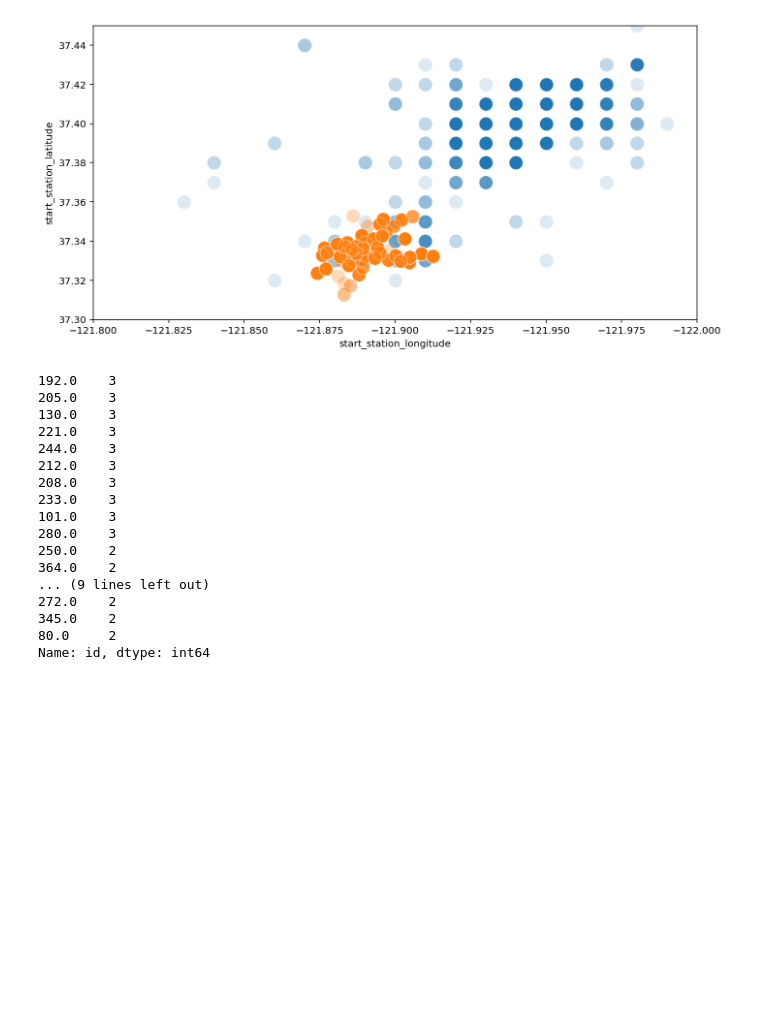
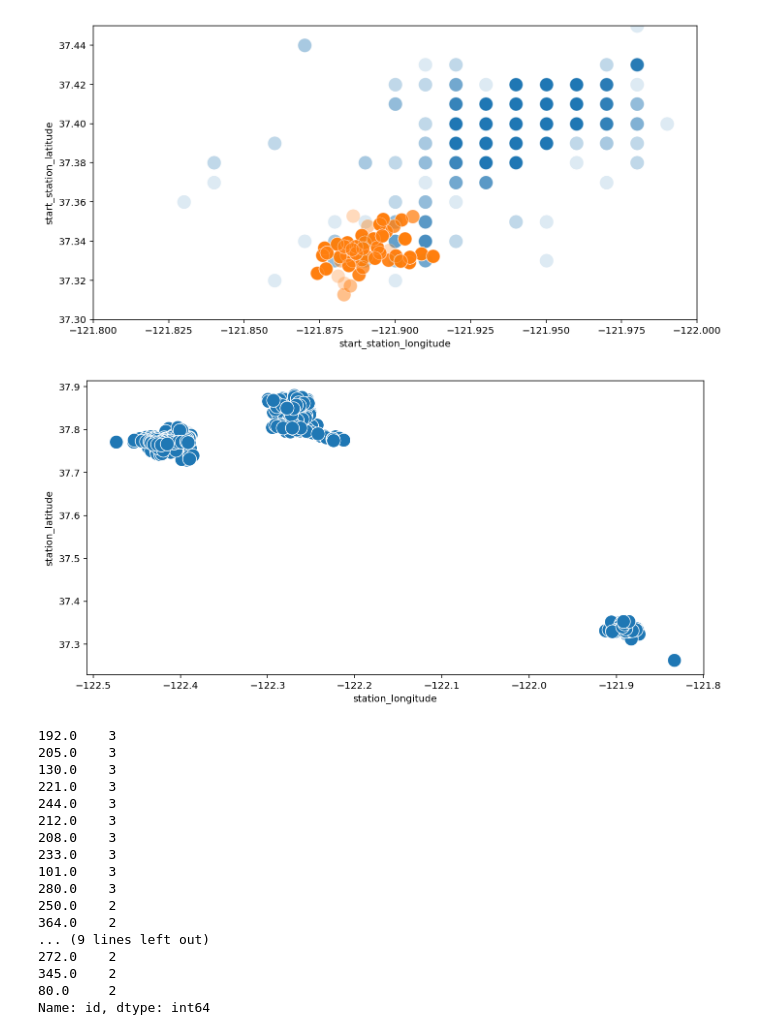
Before and after one commit to chrislicodes/udacity-data-analyst-nanodegree, a Jupyter notebook: P4-Communicate-Data-Findings/Communicate Data Findings.ipynb, the cells around one changed output. Saved outputs shown, nothing was run; the diff lists cells and outputs as text; code cells hidden in the pictures; blank space fills up the shorter version.

```diff
--- a/P4-Communicate-Data-Findings/Communicate Data Findings.ipynb
+++ b/P4-Communicate-Data-Findings/Communicate Data Findings.ipynb
@@ -317,6 +286,14 @@ plt.ylim(37.3,37.45)
 plt.tight_layout()
 # %% [output]
 [figure]
+# %%
+axes, figure = plt.subplots(figsize = (10,5))
+#sns.scatterplot(data = df[df.start_station_id.isnull()], x = "start_station_longitude", y = "start_station_latitude", alpha = 0.15, s = 200)
+sns.scatterplot(data = df_station_names, x = "station_longitude", y = "station_latitude", s = 200)
+
+plt.tight_layout()
+# %% [output]
+[figure, added]
 # %%
 df_station_names.id.value_counts()[df_station_names.id.value_counts()>1]
 # %% [output]
```
Also changed, not shown: parts of 49 cells of this notebook.
